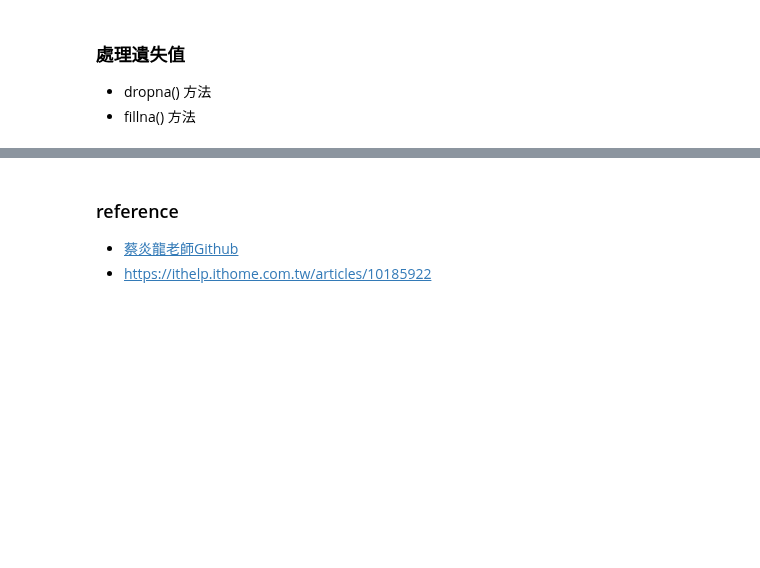
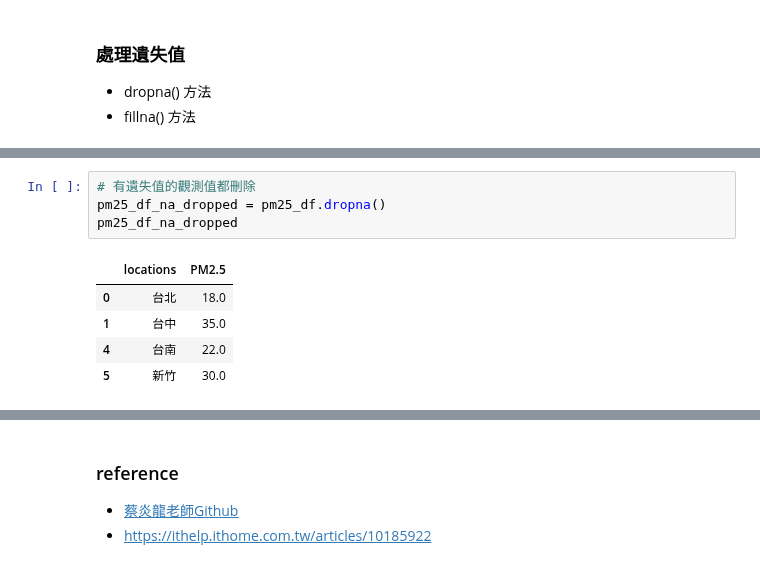
Before and after one commit to willismax/MediaSystem-Python-Course, a Jupyter notebook: 01.Intro-Python/Python資料分析入門_打底篇.ipynb, the cells around one changed output, grey strips where cells are left out. Drawn from its saved outputs; the diff is of its cells as text; blank space fills up the shorter version.

```diff
--- a/01.Intro-Python/Python資料分析入門_打底篇.ipynb
+++ b/01.Intro-Python/Python資料分析入門_打底篇.ipynb
@@ -387,0 +359,10 @@ print(ironmen_df_na_filled)
+# %%
+# 有遺失值的觀測值都刪除
+pm25_df_na_dropped = pm25_df.dropna()
+pm25_df_na_dropped
+# %% [output]
+|  | locations | PM2.5 |
+| 0 | 台北 | 18.0 |
+| 1 | 台中 | 35.0 |
+| 4 | 台南 | 22.0 |
+| 5 | 新竹 | 30.0 |
```
Also changed, not shown: parts of 15 cells of this notebook.
